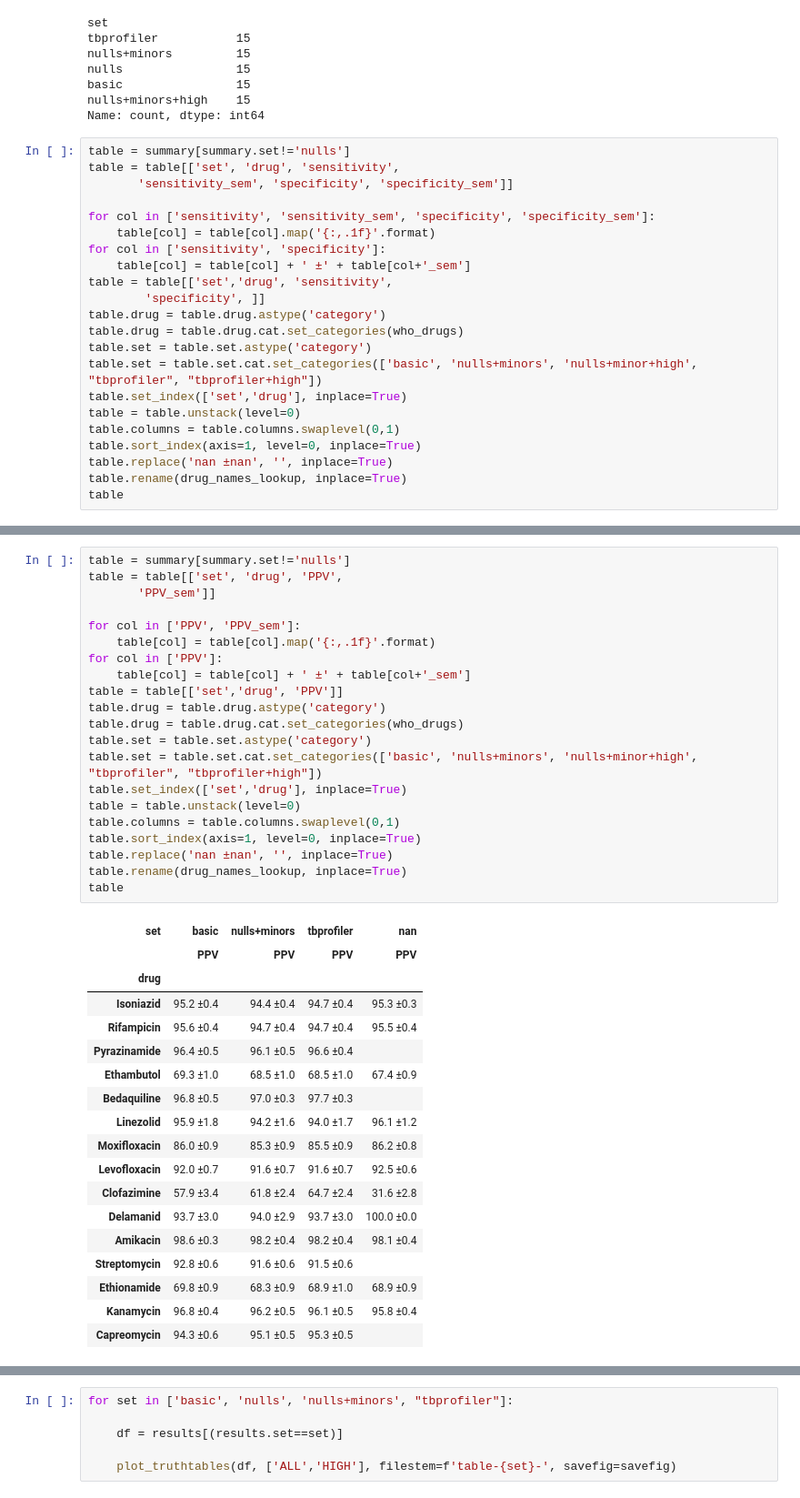
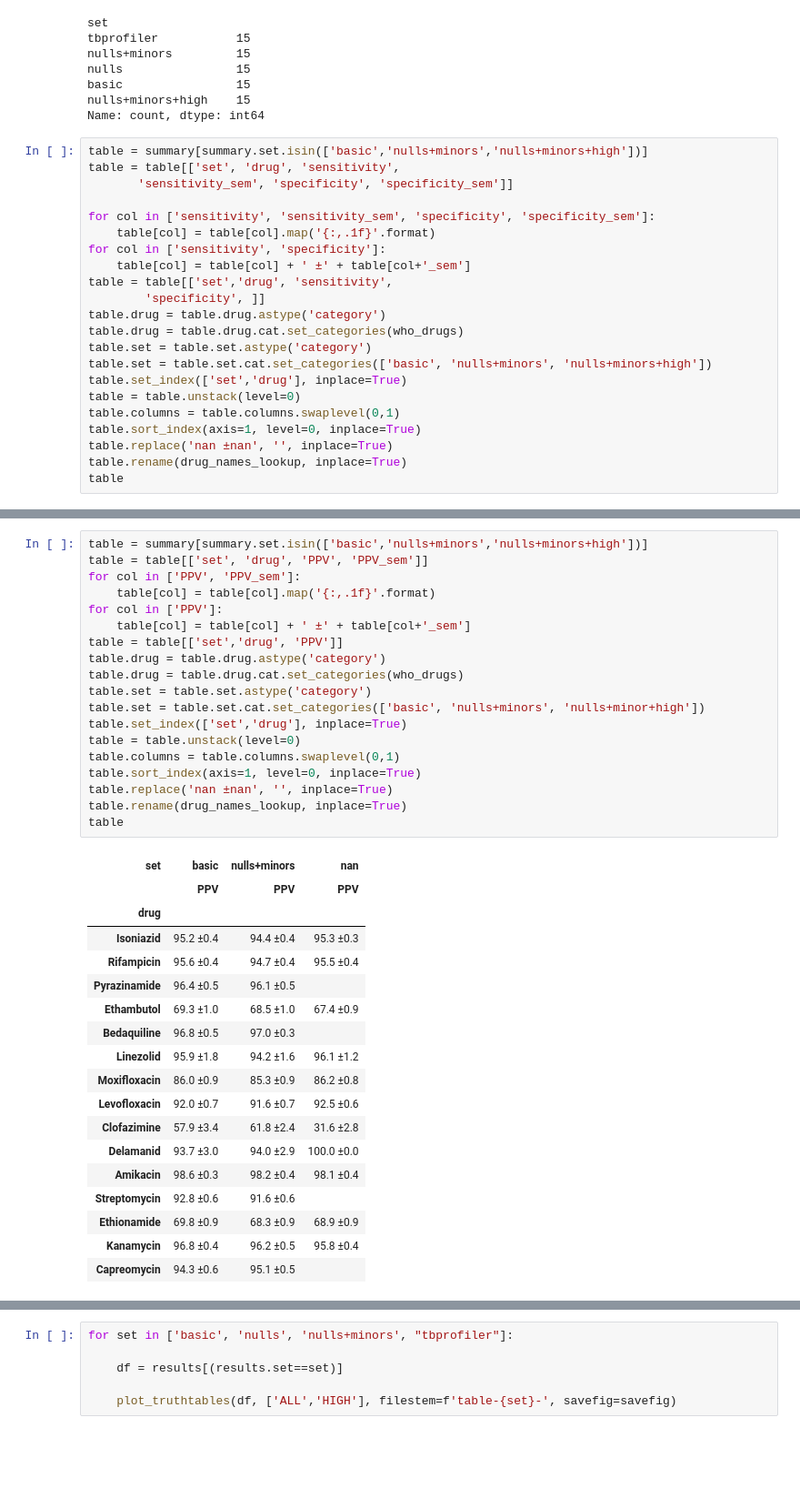
Before and after one commit to fowler-lab/validate-myco-amr, a Jupyter notebook: plot.ipynb, the cells around one changed output, grey strips where cells are left out. Shown at 91% size. Saved outputs shown, nothing was run; the diff lists cells and outputs as text; blank space fills up the shorter version.

```diff
--- a/plot.ipynb
+++ b/plot.ipynb
@@ -134,7 +134,7 @@ basic                15
 nulls+minors+high    15
 Name: count, dtype: int64
 # %%
-table = summary[summary.set!='nulls']
+table = summary[summary.set.isin(['basic','nulls+minors','nulls+minors+high'])]
 table = table[['set', 'drug', 'sensitivity',
        'sensitivity_sem', 'specificity', 'specificity_sem']]
 
@@ -147,7 +147,7 @@ table = table[['set','drug', 'sensitivity',
 table.drug = table.drug.astype('category')
 table.drug = table.drug.cat.set_categories(who_drugs)
 table.set = table.set.astype('category')
-table.set = table.set.cat.set_categories(['basic', 'nulls+minors', 'nulls+minor+high', "tbprofiler", "tbprofiler+high"])
+table.set = table.set.cat.set_categories(['basic', 'nulls+minors', 'nulls+minors+high'])
 table.set_index(['set','drug'], inplace=True)
 table = table.unstack(level=0)
 table.columns = table.columns.swaplevel(0,1)
@@ -195,45 +195,43 @@ Capreomycin & 64.1 ±1.0 & 98.3 ±0.2 & 76.4 ±0.8 & 98.2 ±0.2 & 73.8 ±0.9 & 9
 \bottomrule
 \end{tabular}
 # %%
-table = summary[summary.set!='nulls']
-table = table[['set', 'drug', 'PPV',
-       'PPV_sem']]
-
+table = summary[summary.set.isin(['basic','nulls+minors','nulls+minors+high'])]
+table = table[['set', 'drug', 'PPV', 'PPV_sem']]
 for col in ['PPV', 'PPV_sem']:
     table[col] = table[col].map('{:,.1f}'.format)
 for col in ['PPV']:
     table[col] = table[col] + ' ±' + table[col+'_sem']
 table = table[['set','drug', 'PPV']]
 table.drug = table.drug.astype('category')
 table.drug = table.drug.cat.set_categories(who_drugs)
 table.set = table.set.astype('category')
-table.set = table.set.cat.set_categories(['basic', 'nulls+minors', 'nulls+minor+high', "tbprofiler", "tbprofiler+high"])
+table.set = table.set.cat.set_categories(['basic', 'nulls+minors', 'nulls+minor+high'])
 table.set_index(['set','drug'], inplace=True)
 table = table.unstack(level=0)
 table.columns = table.columns.swaplevel(0,1)
 table.sort_index(axis=1, level=0, inplace=True)
 table.replace('nan ±nan', '', inplace=True)
 table.rename(drug_names_lookup, inplace=True)
 table
 # %% [output]
-| set | basic | nulls+minors | tbprofiler | nan |
-|  | PPV | PPV | PPV | PPV |
-| drug |  |  |  |  |
-| Isoniazid | 95.2 ±0.4 | 94.4 ±0.4 | 94.7 ±0.4 | 95.3 ±0.3 |
-| Rifampicin | 95.6 ±0.4 | 94.7 ±0.4 | 94.7 ±0.4 | 95.5 ±0.4 |
-| Pyrazinamide | 96.4 ±0.5 | 96.1 ±0.5 | 96.6 ±0.4 |  |
-| Ethambutol | 69.3 ±1.0 | 68.5 ±1.0 | 68.5 ±1.0 | 67.4 ±0.9 |
-| Bedaquiline | 96.8 ±0.5 | 97.0 ±0.3 | 97.7 ±0.3 |  |
-| Linezolid | 95.9 ±1.8 | 94.2 ±1.6 | 94.0 ±1.7 | 96.1 ±1.2 |
-| Moxifloxacin | 86.0 ±0.9 | 85.3 ±0.9 | 85.5 ±0.9 | 86.2 ±0.8 |
-| Levofloxacin | 92.0 ±0.7 | 91.6 ±0.7 | 91.6 ±0.7 | 92.5 ±0.6 |
-| Clofazimine | 57.9 ±3.4 | 61.8 ±2.4 | 64.7 ±2.4 | 31.6 ±2.8 |
-| Delamanid | 93.7 ±3.0 | 94.0 ±2.9 | 93.7 ±3.0 | 100.0 ±0.0 |
-| Amikacin | 98.6 ±0.3 | 98.2 ±0.4 | 98.2 ±0.4 | 98.1 ±0.4 |
-| Streptomycin | 92.8 ±0.6 | 91.6 ±0.6 | 91.5 ±0.6 |  |
-| Ethionamide | 69.8 ±0.9 | 68.3 ±0.9 | 68.9 ±1.0 | 68.9 ±0.9 |
-| Kanamycin | 96.8 ±0.4 | 96.2 ±0.5 | 96.1 ±0.5 | 95.8 ±0.4 |
-| Capreomycin | 94.3 ±0.6 | 95.1 ±0.5 | 95.3 ±0.5 |  |
+| set | basic | nulls+minors | nan |
+|  | PPV | PPV | PPV |
+| drug |  |  |  |
+| Isoniazid | 95.2 ±0.4 | 94.4 ±0.4 | 95.3 ±0.3 |
+| Rifampicin | 95.6 ±0.4 | 94.7 ±0.4 | 95.5 ±0.4 |
+| Pyrazinamide | 96.4 ±0.5 | 96.1 ±0.5 |  |
+| Ethambutol | 69.3 ±1.0 | 68.5 ±1.0 | 67.4 ±0.9 |
+| Bedaquiline | 96.8 ±0.5 | 97.0 ±0.3 |  |
+| Linezolid | 95.9 ±1.8 | 94.2 ±1.6 | 96.1 ±1.2 |
+| Moxifloxacin | 86.0 ±0.9 | 85.3 ±0.9 | 86.2 ±0.8 |
+| Levofloxacin | 92.0 ±0.7 | 91.6 ±0.7 | 92.5 ±0.6 |
+| Clofazimine | 57.9 ±3.4 | 61.8 ±2.4 | 31.6 ±2.8 |
+| Delamanid | 93.7 ±3.0 | 94.0 ±2.9 | 100.0 ±0.0 |
+| Amikacin | 98.6 ±0.3 | 98.2 ±0.4 | 98.1 ±0.4 |
+| Streptomycin | 92.8 ±0.6 | 91.6 ±0.6 |  |
+| Ethionamide | 69.8 ±0.9 | 68.3 ±0.9 | 68.9 ±0.9 |
+| Kanamycin | 96.8 ±0.4 | 96.2 ±0.5 | 95.8 ±0.4 |
+| Capreomycin | 94.3 ±0.6 | 95.1 ±0.5 |  |
 # %%
 print(table.to_latex(column_format='r|rr|rr|rr', multirow=True))
 # %% [output]
```
Also changed, not shown: parts of 8 cells of this notebook, 7 other files.
